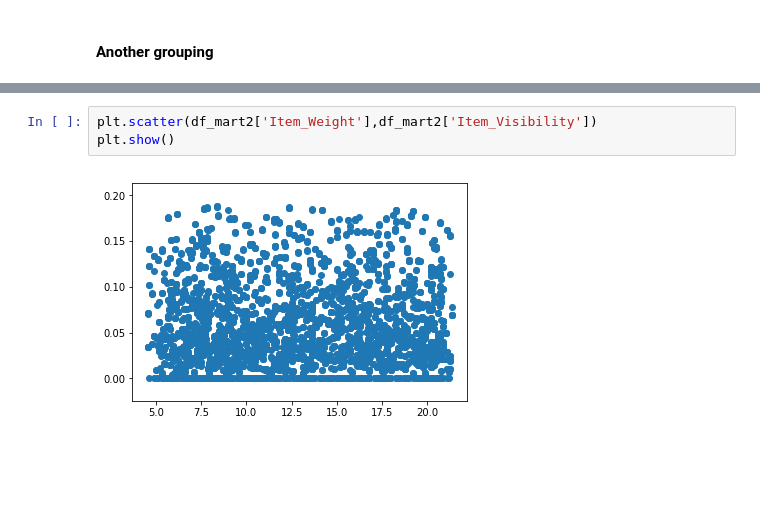
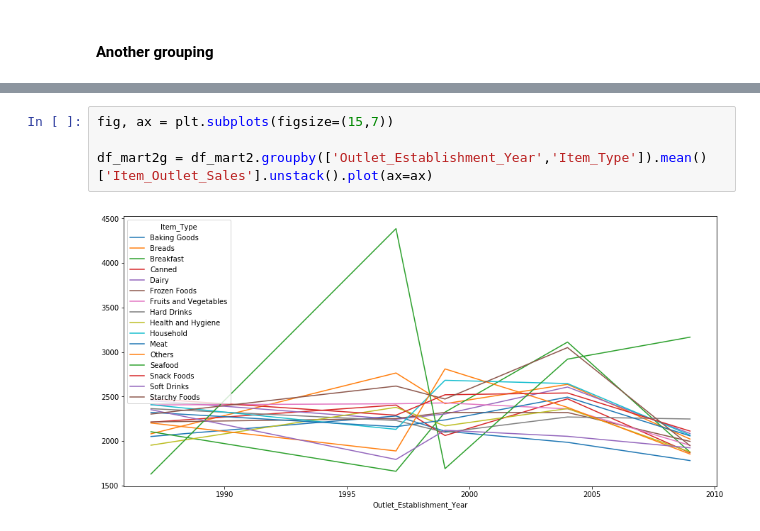
Before and after one commit to UzoArthur/I-am-new-here, a Jupyter notebook: Big Mart Data Analysis-checkpoint.ipynb, the cells around one changed output, grey strips where cells are left out. Drawn from its saved outputs; the diff is of its cells as text; blank space fills up the shorter version.

```diff
--- a/Big Mart Data Analysis-checkpoint.ipynb
+++ b/Big Mart Data Analysis-checkpoint.ipynb
@@ -513,5 +519,6 @@ plt.show()
-# %%
-plt.scatter(df_mart2['Item_Weight'],df_mart2['Item_Visibility'])
-plt.show()
-# %% [output]
-[figure, removed]
+# %%
+fig, ax = plt.subplots(figsize=(15,7))
+
+df_mart2g = df_mart2.groupby(['Outlet_Establishment_Year','Item_Type']).mean()['Item_Outlet_Sales'].unstack().plot(ax=ax)
+# %% [output]
+[figure, added]
```
Also changed, not shown: parts of 58 cells of this notebook.
